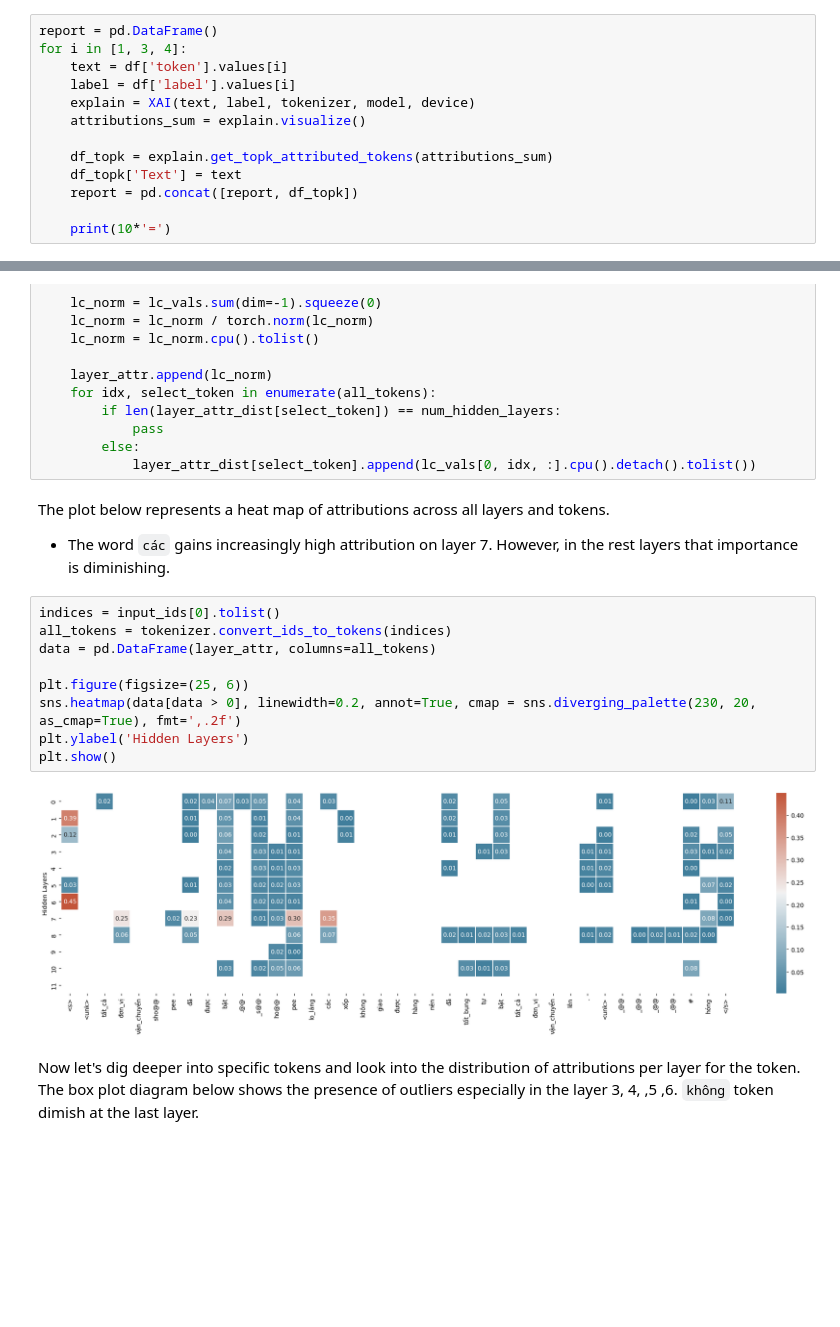
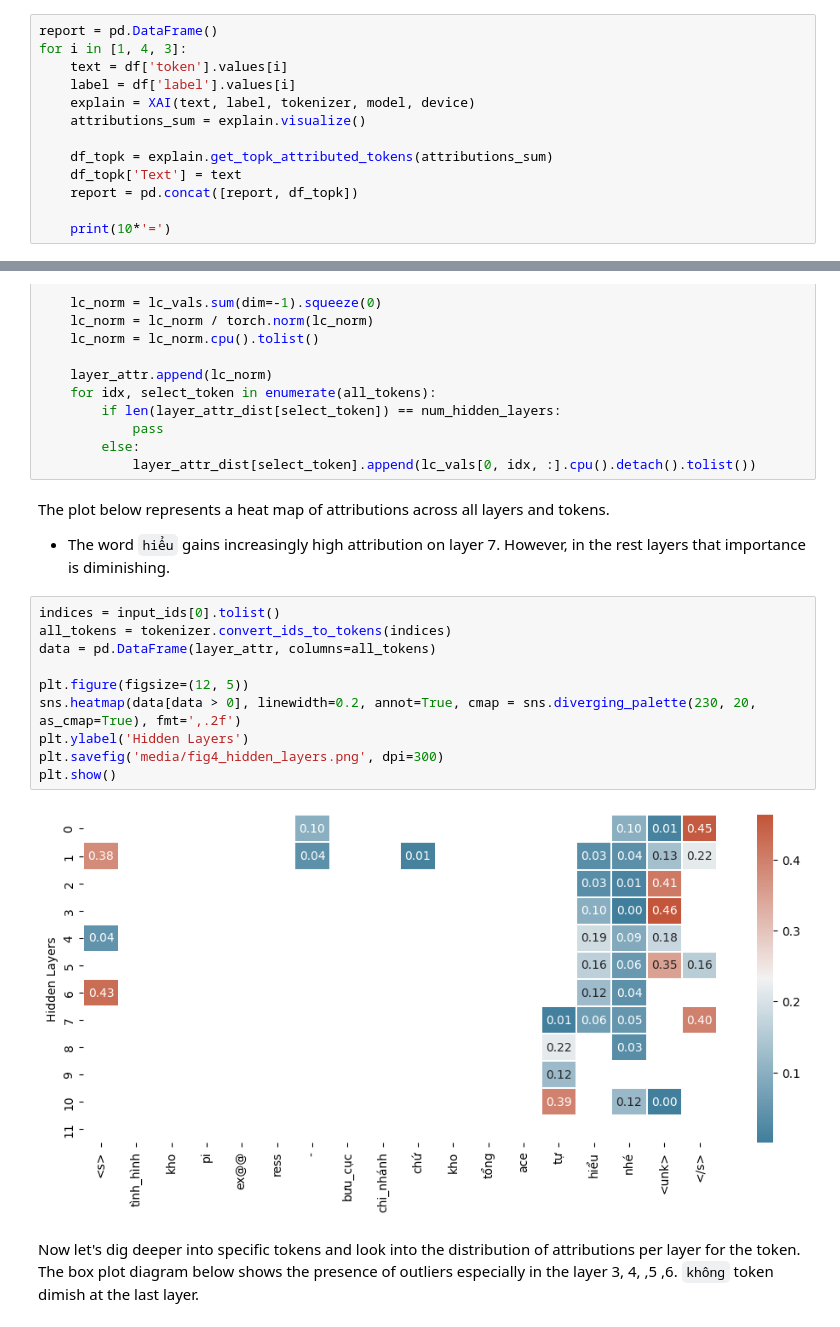
Before and after one commit to kevinkhang2909/ML-learning-journey, a Jupyter notebook: nlp/transformers_learning/captum_visual.ipynb, the cells around one changed output, grey strips where cells are left out. Saved outputs shown, nothing was run; the diff lists cells and outputs as text; blank space fills up the shorter version.

```diff
--- a/nlp/transformers_learning/captum_visual.ipynb
+++ b/nlp/transformers_learning/captum_visual.ipynb
@@ -182,7 +182,7 @@ class XAI:
         return pd.DataFrame({'Word': top_tokens, 'Index': indices, 'Attribution': values})
 # %%
 report = pd.DataFrame()
-for i in [1, 3, 4]:
+for i in [1, 4, 3]:
     text = df['token'].values[i]
     label = df['label'].values[i]
     explain = XAI(text, label, tokenizer, model, device)
@@ -276,18 +276,19 @@ for i in tqdm(range(num_hidden_layers)):
             layer_attr_dist[select_token].append(lc_vals[0, idx, :].cpu().detach().tolist())
 # %% [markdown]
 The plot below represents a heat map of attributions across all layers and tokens.
-- The word `các` gains increasingly high attribution on layer 7. However, in the rest layers that importance is diminishing.
+- The word `hiểu` gains increasingly high attribution on layer 7. However, in the rest layers that importance is diminishing.
 # %%
 indices = input_ids[0].tolist()
 all_tokens = tokenizer.convert_ids_to_tokens(indices)
 data = pd.DataFrame(layer_attr, columns=all_tokens)
 
-plt.figure(figsize=(25, 6))
+plt.figure(figsize=(12, 5))
 sns.heatmap(data[data > 0], linewidth=0.2, annot=True, cmap = sns.diverging_palette(230, 20, as_cmap=True), fmt=',.2f')
 plt.ylabel('Hidden Layers')
+plt.savefig('media/fig4_hidden_layers.png', dpi=300)
 plt.show()
 # %% [output]
-[figure, old version]
+[figure, new version]
 # %% [markdown]
 Now let's dig deeper into specific tokens and look into the distribution of attributions per layer for the token. The box plot diagram below shows the presence of outliers especially in the layer 3, 4, ,5 ,6. `không` token dimish at the last layer.
 # %%
```
Also changed, not shown: parts of 5 cells of this notebook, 3 other files.
